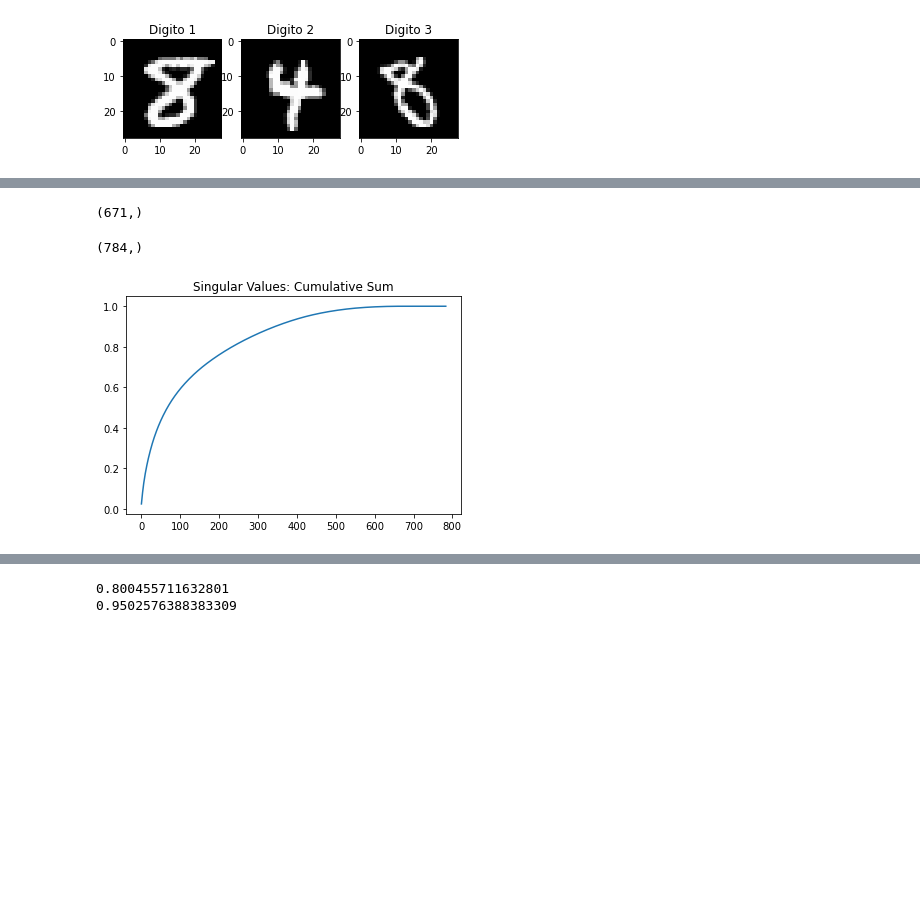
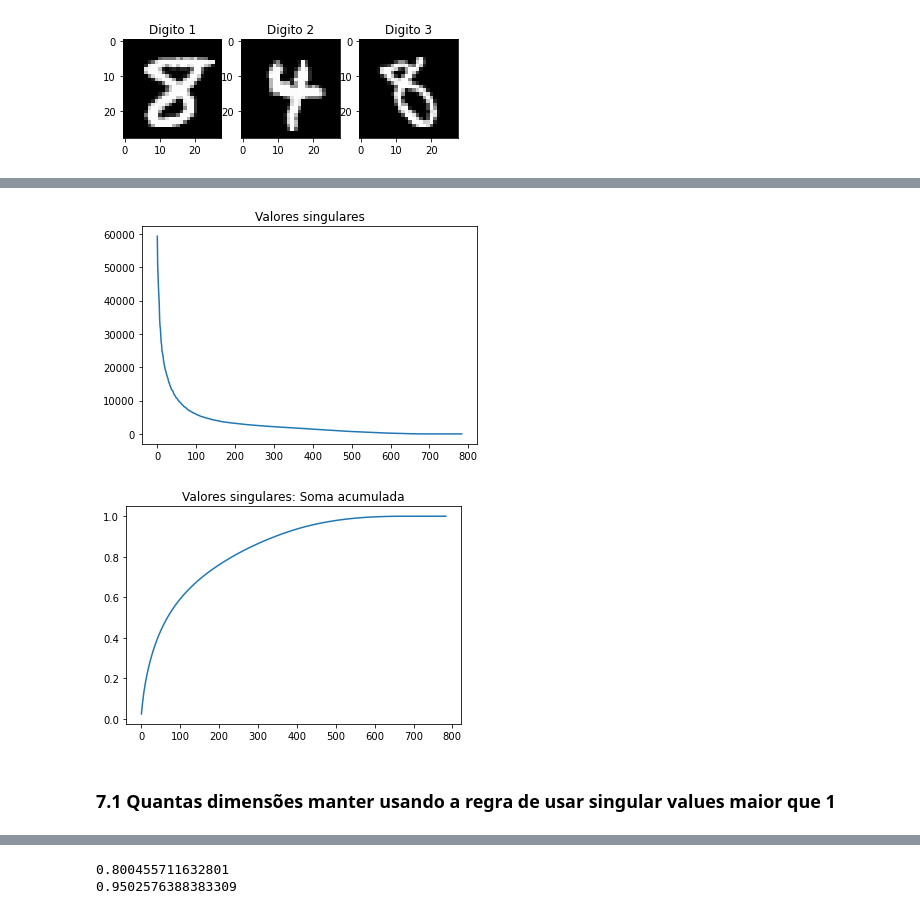
Before and after one commit to vitorml34/MO431, a Jupyter notebook: Tarefa-1.ipynb, the cells around one changed output, grey strips where cells are left out. Drawn from its saved outputs; the diff is of its cells as text; code cells hidden in the pictures; blank space fills up the shorter version.

```diff
--- a/Tarefa-1.ipynb
+++ b/Tarefa-1.ipynb
@@ -120,17 +153,17 @@ pp.imshow(EingV_3, cmap='gray')
+# %%
+pp.figure(1)
+pp.plot(S)
+pp.title('Valores singulares')
+pp.show()
+
+pp.figure(2)
+pp.plot(np.cumsum(S)/np.sum((S)))
+pp.title('Valores singulares: Soma acumulada')
+pp.show()
+# %% [output]
+[figure, added]
+[figure, added]
+# %% [markdown]
+### 7.1 Quantas dimensões manter usando a regra de usar singular values maior que 1
 # %%
 S_1 = S[S >= 1]
-# %%
-S_1.shape
-# %% [output]
-(671,)
-# %%
-S.shape
-# %% [output]
-(784,)
-# %%
-pp.figure(2)
-pp.plot(np.cumsum(S)/np.sum((S)))
-pp.title('Singular Values: Cumulative Sum')
-pp.show()
-# %% [output]
-[figure, removed]
```
Also changed, not shown: parts of 34 cells of this notebook.
